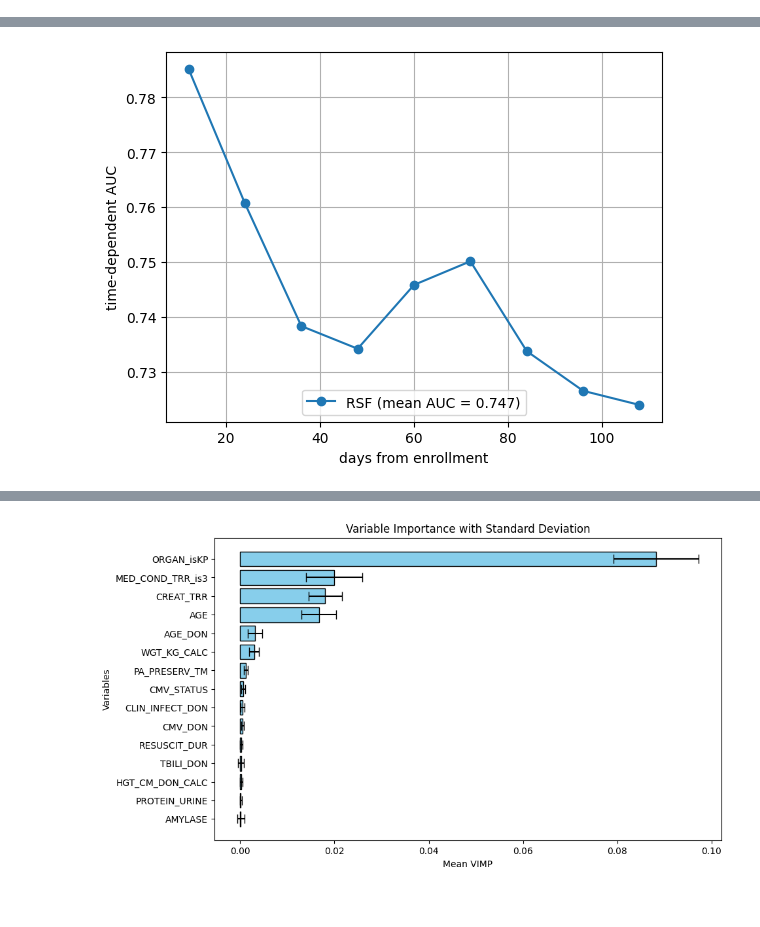
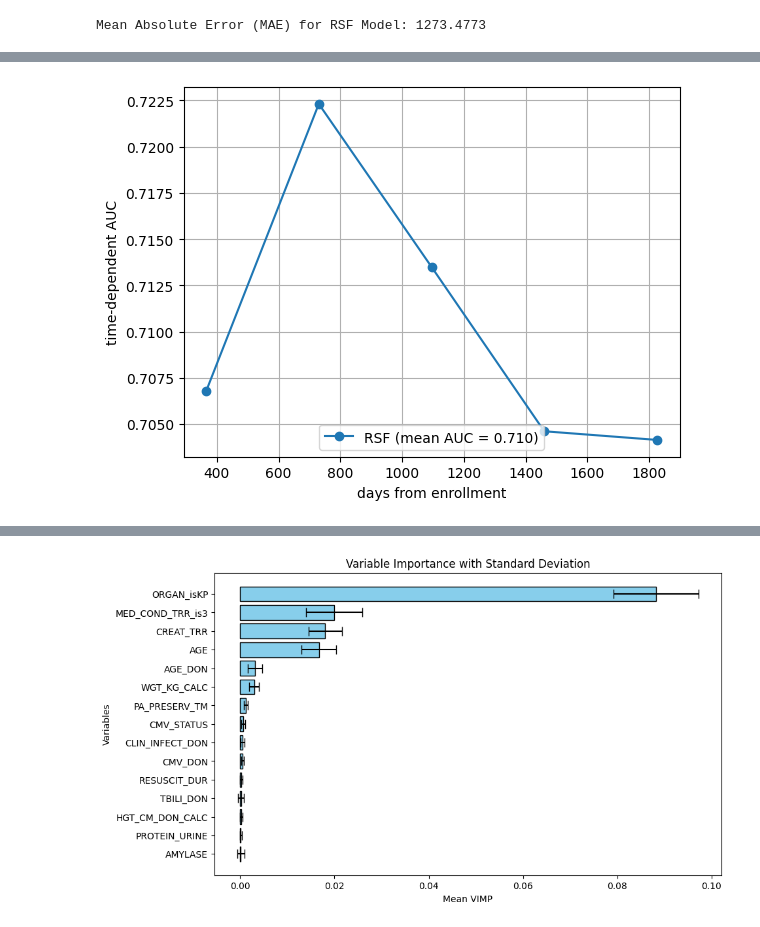
Before and after one commit to omaralt4/KIDPAN_WORK, a Jupyter notebook: STACKED.ipynb, the cells around one changed output, grey strips where cells are left out. Saved outputs shown, nothing was run; the diff lists cells and outputs as text; code cells hidden in the pictures.

```diff
--- a/STACKED.ipynb
+++ b/STACKED.ipynb
@@ -20,9 +28,9 @@ y_test = Surv.from_dataframe("GRF_STAT_PA", "time_frame", test)
 X_train = train.drop(columns=["GRF_STAT_PA", "time_frame"], axis=1)
 X_test = test.drop(columns=["GRF_STAT_PA", "time_frame"], axis=1)
 # %%
-rsf = RandomSurvivalForest(n_estimators=150, max_depth=8, max_features="sqrt", min_samples_leaf=3, min_samples_split=3, bootstrap=True, verbose=1, n_jobs=-1, random_state=42)
+rsf = RandomSurvivalForest(n_estimators=500, max_depth=14, max_features="sqrt", min_samples_leaf=50, min_samples_split=100, bootstrap=True, verbose=1, n_jobs=-1, random_state=42)
 # %%
-weights = np.where(y_train["GRF_STAT_PA"] == 1, 3.0, 1.0)  # Event: 2x weight, Censored: 1x weight
+weights = np.where(y_train["GRF_STAT_PA"] == 1, 75.0, 1.0)  # Event: 2x weight, Censored: 1x weight
 # %%
 rsf.fit(X_train, y_train, sample_weight=weights)
 # %% [output]
@@ -41,3 +65,24 @@ rsf.score(X_test, y_test)
+# %%
+
+# ============================ Extract Median Survival Times ============================
+predicted_median_times = []
+for survival_func in pred_survival:
+    time_points = survival_func.x  # Extract time grid from StepFunction
+    survival_probs = survival_func.y  # Extract corresponding survival probabilities
+
+    # Find the first time where survival probability drops below 50%
+    if (survival_probs  0.7).any():
+        median_time = time_points[np.where(survival_probs <= 0.5)[0][0]]
+    else:
+        median_time = time_points[-1]  # If never below 50%, assign max time
+
+    predicted_median_times.append(median_time)
+
+# ============================ Compute MAE ============================
+mae_rsf = mean_absolute_error(y_test["time_frame"], predicted_median_times)
+print(f"Mean Absolute Error (MAE) for RSF Model: {mae_rsf:.4f}")
+# %% [output]
+Mean Absolute Error (MAE) for RSF Model: 1273.4773
 # %%
 import matplotlib.pyplot as plt
 from sksurv.metrics import cumulative_dynamic_auc
@@ -55,7 +100,7 @@ y_test_surv = Surv.from_dataframe("GRF_STAT_PA", "time_frame", data=y_test)
 y_train_surv = Surv.from_dataframe("GRF_STAT_PA", "time_frame", data=y_train)
 
 
-times = np.arange(12, 12*10, 12)
+times = np.arange(365, 365*5+1, 365)
 
 rsf_scores = rsf.predict_cumulative_hazard_function(X_test, return_array=False)
 rsf_surv = np.vstack([chf(times) for chf in rsf_scores])
@@ -75,4 +122,4 @@ plt.grid(True)
-[figure, old version]
+[figure, new version]
 # %%
 from sksurv.metrics import integrated_brier_score, brier_score
 import numpy as np
```
Also changed, not shown: parts of 10 cells of this notebook, 1 other file.
